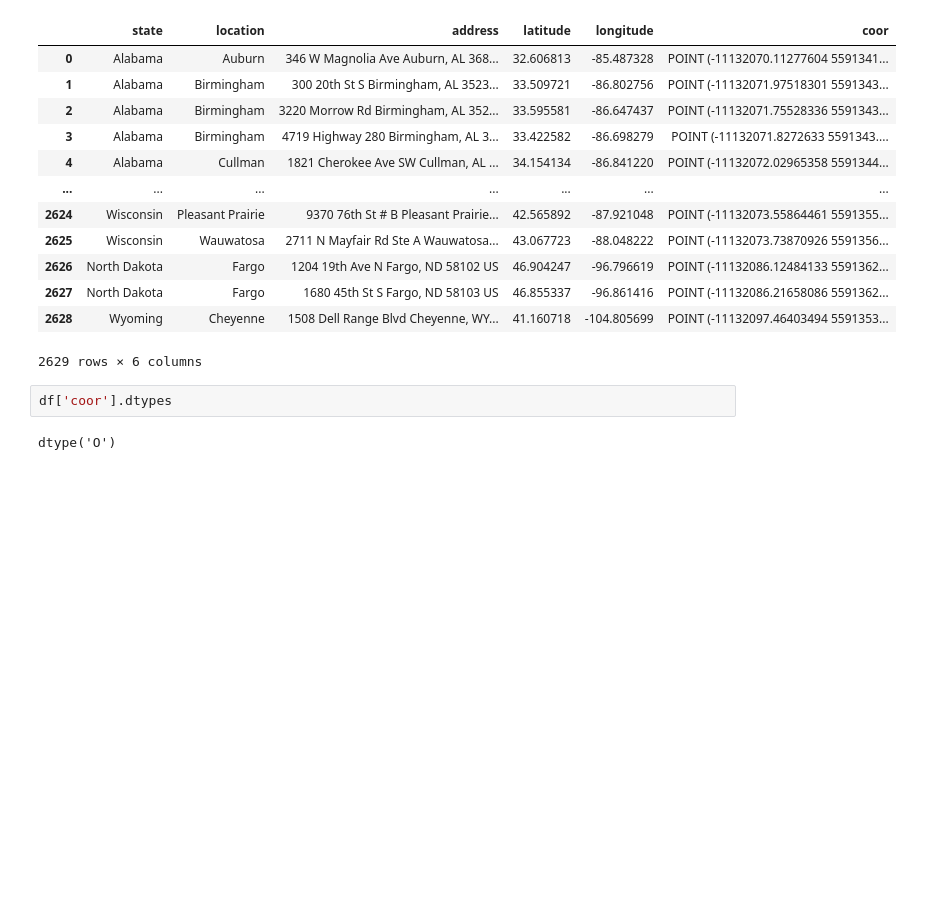
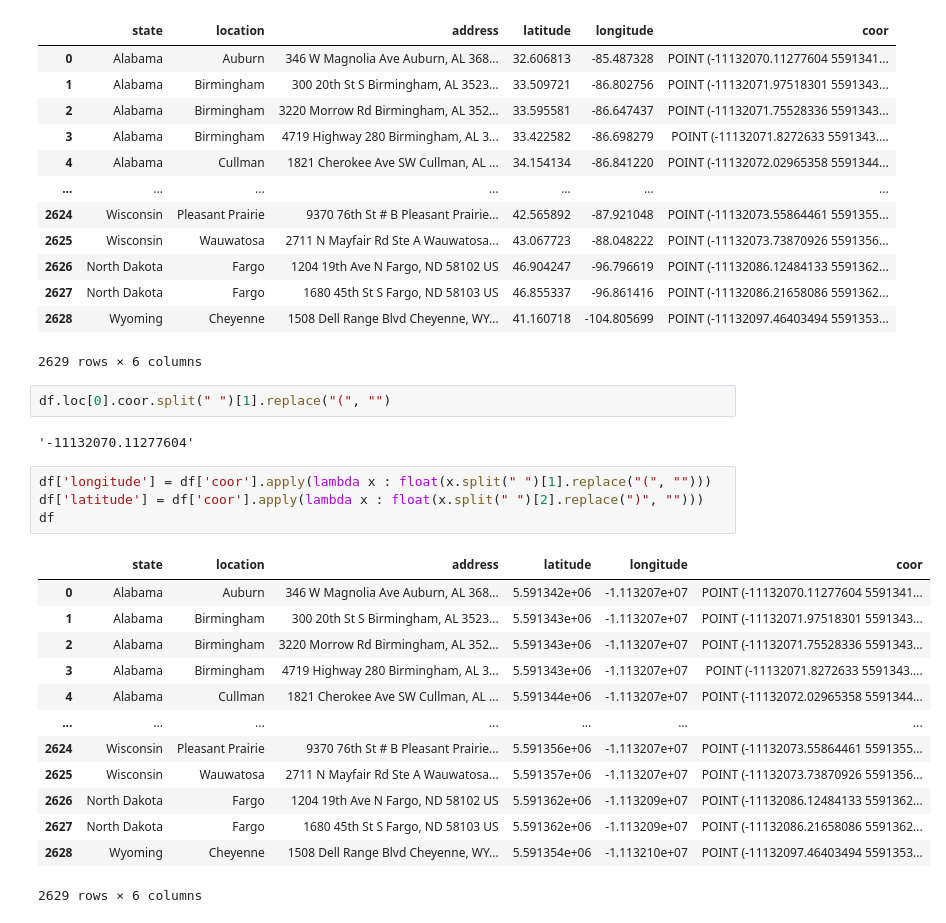
Before and after one commit to Demesmaeker/chipotle-clustering-challenge, a Jupyter notebook: vizualisation.ipynb, the cells around one changed output. Drawn from its saved outputs; the diff is of its cells as text; blank space fills up the shorter version.

```diff
--- a/vizualisation.ipynb
+++ b/vizualisation.ipynb
@@ -167,7 +171,25 @@ df
 | 2627 | North Dakota | Fargo | 1680 45th St S Fargo, ND 58103 US | 46.855337 | -96.861416 | POINT (-11132086.21658086 5591362... |
 | 2628 | Wyoming | Cheyenne | 1508 Dell Range Blvd Cheyenne, WY... | 41.160718 | -104.805699 | POINT (-11132097.46403494 5591353... |
 2629 rows × 6 columns
-# %%
-df['coor'].dtypes
-# %% [output]
-dtype('O')
+# %%
+df.loc[0].coor.split(" ")[1].replace("(", "")
+# %% [output]
+'-11132070.11277604'
+# %%
+df['longitude'] = df['coor'].apply(lambda x : float(x.split(" ")[1].replace("(", "")))
+df['latitude'] = df['coor'].apply(lambda x : float(x.split(" ")[2].replace(")", "")))
+df
+# %% [output]
+|  | state | location | address | latitude | longitude | coor |
+| 0 | Alabama | Auburn | 346 W Magnolia Ave Auburn, AL 368... | 5.591342e+06 | -1.113207e+07 | POINT (-11132070.11277604 5591341... |
+| 1 | Alabama | Birmingham | 300 20th St S Birmingham, AL 3523... | 5.591343e+06 | -1.113207e+07 | POINT (-11132071.97518301 5591343... |
+| 2 | Alabama | Birmingham | 3220 Morrow Rd Birmingham, AL 352... | 5.591343e+06 | -1.113207e+07 | POINT (-11132071.75528336 5591343... |
+| 3 | Alabama | Birmingham | 4719 Highway 280 Birmingham, AL 3... | 5.591343e+06 | -1.113207e+07 | POINT (-11132071.8272633 5591343.... |
+| 4 | Alabama | Cullman | 1821 Cherokee Ave SW Cullman, AL ... | 5.591344e+06 | -1.113207e+07 | POINT (-11132072.02965358 5591344... |
+| ... | ... | ... | ... | ... | ... | ... |
+| 2624 | Wisconsin | Pleasant Prairie | 9370 76th St # B Pleasant Prairie... | 5.591356e+06 | -1.113207e+07 | POINT (-11132073.55864461 5591355... |
+| 2625 | Wisconsin | Wauwatosa | 2711 N Mayfair Rd Ste A Wauwatosa... | 5.591357e+06 | -1.113207e+07 | POINT (-11132073.73870926 5591356... |
+| 2626 | North Dakota | Fargo | 1204 19th Ave N Fargo, ND 58102 US | 5.591362e+06 | -1.113209e+07 | POINT (-11132086.12484133 5591362... |
+| 2627 | North Dakota | Fargo | 1680 45th St S Fargo, ND 58103 US | 5.591362e+06 | -1.113209e+07 | POINT (-11132086.21658086 5591362... |
+| 2628 | Wyoming | Cheyenne | 1508 Dell Range Blvd Cheyenne, WY... | 5.591354e+06 | -1.113210e+07 | POINT (-11132097.46403494 5591353... |
+2629 rows × 6 columns
```
Also changed, not shown: parts of 4 cells of this notebook.
